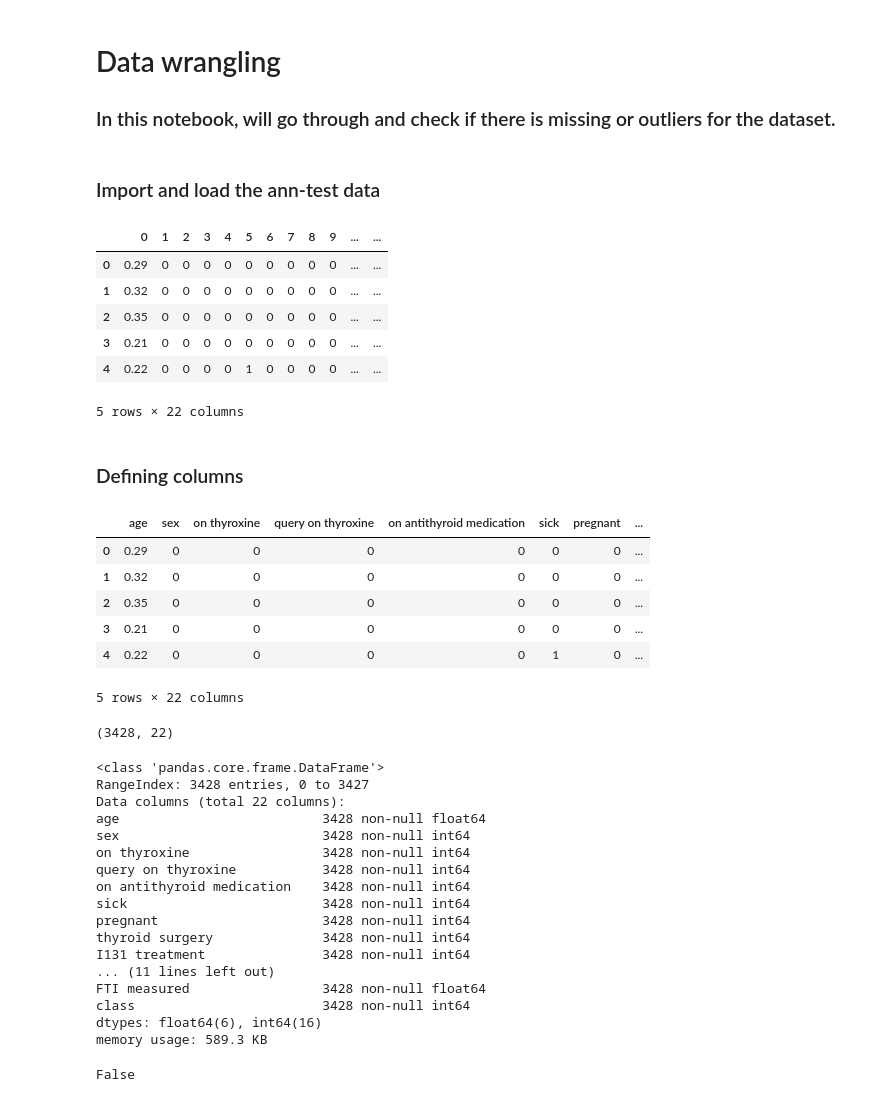
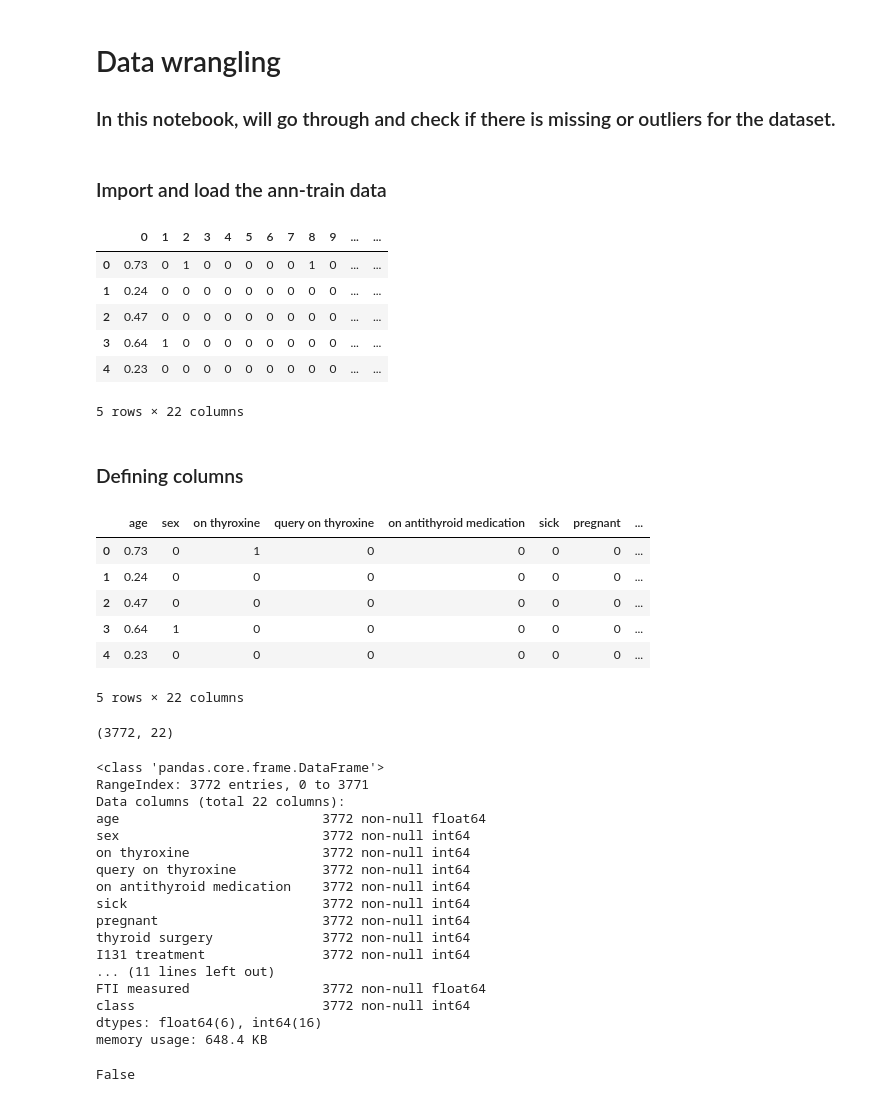
Before and after one commit to rahul7a/thyroid-classification, a Jupyter notebook: DataWrangling/Data_wrangling_ANN.ipynb, the cells around one changed output. Drawn from its saved outputs; the diff is of its cells as text; code cells hidden in the pictures.

```diff
--- a/DataWrangling/Data_wrangling_ANN.ipynb
+++ b/DataWrangling/Data_wrangling_ANN.ipynb
@@ -5,18 +5,18 @@
 import pandas as pd
 import numpy as np
 # %% [markdown]
-### Import and load the ann-test data
+### Import and load the ann-train data
 # %%
-test_df = pd.read_csv("../data/ann-test.csv", header=None)
+train_df = pd.read_csv("../data/ann-train.csv", header=None)
 # %%
-test_df.head()
+train_df.head()
 # %% [output]
 |  | 0 | 1 | 2 | 3 | 4 | 5 | 6 | 7 | 8 | 9 | ... | ... |
-| 0 | 0.29 | 0 | 0 | 0 | 0 | 0 | 0 | 0 | 0 | 0 | ... | ... |
-| 1 | 0.32 | 0 | 0 | 0 | 0 | 0 | 0 | 0 | 0 | 0 | ... | ... |
-| 2 | 0.35 | 0 | 0 | 0 | 0 | 0 | 0 | 0 | 0 | 0 | ... | ... |
-| 3 | 0.21 | 0 | 0 | 0 | 0 | 0 | 0 | 0 | 0 | 0 | ... | ... |
-| 4 | 0.22 | 0 | 0 | 0 | 0 | 1 | 0 | 0 | 0 | 0 | ... | ... |
+| 0 | 0.73 | 0 | 1 | 0 | 0 | 0 | 0 | 0 | 1 | 0 | ... | ... |
+| 1 | 0.24 | 0 | 0 | 0 | 0 | 0 | 0 | 0 | 0 | 0 | ... | ... |
+| 2 | 0.47 | 0 | 0 | 0 | 0 | 0 | 0 | 0 | 0 | 0 | ... | ... |
+| 3 | 0.64 | 1 | 0 | 0 | 0 | 0 | 0 | 0 | 0 | 0 | ... | ... |
+| 4 | 0.23 | 0 | 0 | 0 | 0 | 0 | 0 | 0 | 0 | 0 | ... | ... |
 5 rows × 22 columns
 # %% [markdown]
 ### Defining columns
@@ -25,38 +25,38 @@ col_names=["age","sex","on thyroxine","query on thyroxine","on antithyroid medic
            "I131 treatment","query hypothyroid","query hyperthyroid","lithium","goitre","tumor","hypopituitary","psych",
            "TSH measured","T3 measured","TT4 measured","T4U measured","FTI measured","class"]
 # %%
-test_df.columns = col_names
-test_df.head()
+train_df.columns = col_names
+train_df.head()
 # %% [output]
 |  | age | sex | on thyroxine | query on thyroxine | on antithyroid medication | sick | pregnant | ... |
-| 0 | 0.29 | 0 | 0 | 0 | 0 | 0 | 0 | ... |
-| 1 | 0.32 | 0 | 0 | 0 | 0 | 0 | 0 | ... |
-| 2 | 0.35 | 0 | 0 | 0 | 0 | 0 | 0 | ... |
-| 3 | 0.21 | 0 | 0 | 0 | 0 | 0 | 0 | ... |
-| 4 | 0.22 | 0 | 0 | 0 | 0 | 1 | 0 | ... |
+| 0 | 0.73 | 0 | 1 | 0 | 0 | 0 | 0 | ... |
+| 1 | 0.24 | 0 | 0 | 0 | 0 | 0 | 0 | ... |
+| 2 | 0.47 | 0 | 0 | 0 | 0 | 0 | 0 | ... |
+| 3 | 0.64 | 1 | 0 | 0 | 0 | 0 | 0 | ... |
+| 4 | 0.23 | 0 | 0 | 0 | 0 | 0 | 0 | ... |
 5 rows × 22 columns
 # %%
-test_df.shape
+train_df.shape
 # %% [output]
-(3428, 22)
+(3772, 22)
 # %%
-test_df.info()
+train_df.info()
 # %% [output]
 <class 'pandas.core.frame.DataFrame'>
-RangeIndex: 3428 entries, 0 to 3427
+RangeIndex: 3772 entries, 0 to 3771
 Data columns (total 22 columns):
-age                          3428 non-null float64
-sex                          3428 non-null int64
-on thyroxine                 3428 non-null int64
-query on thyroxine           3428 non-null int64
-on antithyroid medication    3428 non-null int64
-sick                         3428 non-null int64
-pregnant                     3428 non-null int64
-thyroid surgery              3428 non-null int64
-I131 treatment               3428 non-null int64
+age                          3772 non-null float64
+sex                          3772 non-null int64
+on thyroxine                 3772 non-null int64
+query on thyroxine           3772 non-null int64
+on antithyroid medication    3772 non-null int64
+sick                         3772 non-null int64
+pregnant                     3772 non-null int64
+thyroid surgery              3772 non-null int64
+I131 treatment               3772 non-null int64
 ... (11 lines left out)
-FTI measured                 3428 non-null float64
-class                        3428 non-null int64
+FTI measured                 3772 non-null float64
+class                        3772 non-null int64
 dtypes: float64(6), int64(16)
-memory usage: 589.3 KB
+memory usage: 648.4 KB
 # %%
```
Also changed, not shown: parts of 6 cells of this notebook, 4 other files.
